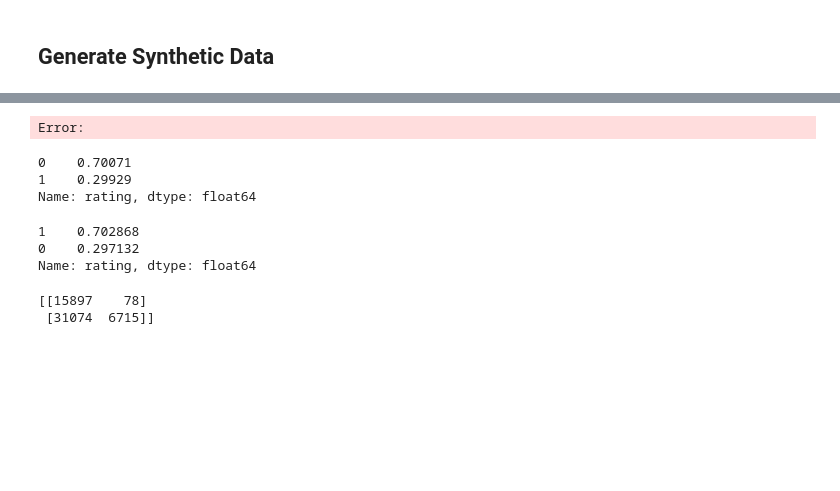
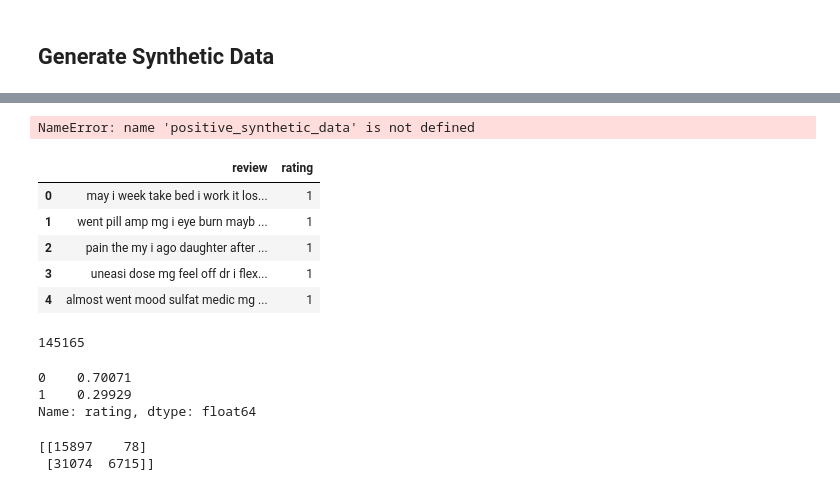
Before and after one commit to michellejieli/Whoop, a Jupyter notebook: naive_bayes.ipynb, the cells around one changed output, grey strips where cells are left out. Drawn from its saved outputs; the diff is of its cells as text; code cells hidden in the pictures; blank space fills up the shorter version.

```diff
--- a/naive_bayes.ipynb
+++ b/naive_bayes.ipynb
@@ -210,8 +247,12 @@ combined_real_data = pd.concat([train_data, test_data], ignore_index=True)
 positive_terms = combined_real_data[combined_real_data.rating == 1].review.str.cat(sep=' ')
 positive_terms = positive_terms.split()
 positive_terms = pd.Series(positive_terms).value_counts(normalize=True)
+# convert to dict
+positive_terms = positive_terms.to_dict()
 
 # dictionary with terms and their percent frequencies from negative reviews
 negative_terms = combined_real_data[combined_real_data.rating == 0].review.str.cat(sep=' ')
 negative_terms = negative_terms.split()
 negative_terms = pd.Series(negative_terms).value_counts(normalize=True)
+# convert to dict
+negative_terms = negative_terms.to_dict()
@@ -284,0 +259,34 @@ Error:
+# %%
+# dictionary for review length and their percent frequencies from positive reviews
+positive_review_length = combined_real_data[combined_real_data.rating == 1].review.str.len()
+positive_review_length = positive_review_length.value_counts(normalize=True)
+# convert to dict
+positive_review_length = positive_review_length.to_dict()
+
+# dictionary for review length and their percent frequencies from negative reviews
+negative_review_length = combined_real_data[combined_real_data.rating == 0].review.str.len()
+negative_review_length = negative_review_length.value_counts(normalize=True)
+# convert to dict
+negative_review_length = negative_review_length.to_dict()
+# %%
+# generate synthetic data based on category, review length, terms, n_reviews
+def generate_synthetic_data(category, review_length, terms, n_reviews):
+    # create empty list to store reviews
+    reviews = []
+    # loop through number of reviews
+    for i in range(n_reviews):
+        # get random review length
+        length = np.random.choice(list(review_length.keys()), p=list(review_length.values()))
+        # get random terms
+        term = np.random.choice(list(terms.keys()), p=list(terms.values()), size=length)
+        # join terms into review
+        review = ' '.join(term)
+        # add review to list
+        reviews.append(review)
+    # create dataframe
+    df = pd.DataFrame({'review': reviews, 'rating': category})
+    # return dataframe
+    return df
+# %%
+# generate positive synthetic data
+positive_synthetic_data = generate_synthetic_data(1, positive_review_length, positive_terms, 139369)
@@ -284,0 +311,5 @@ Error:
+# %%
+# save to csv
+positive_synthetic_data.to_csv('data/positive_synthetic_data.csv', index=False)
+# %% [output]
+NameError: name 'positive_synthetic_data' is not defined
@@ -284,0 +319,10 @@ Error:
+# %%
+# view positive synthetic data
+positive_synthetic_data.head()
+# %% [output]
+|  | review | rating |
+| 0 | may i week take bed i work it los... | 1 |
+| 1 | went pill amp mg i eye burn mayb ... | 1 |
+| 2 | pain the my i ago daughter after ... | 1 |
+| 3 | uneasi dose mg feel off dr i flex... | 1 |
+| 4 | almost went mood sulfat medic mg ... | 1 |
@@ -285,5 +332,7 @@ Error:
 # %%
-# save synthetic data to a csv file
-synthetic_data.to_csv("final_data/synthetic_data.csv", index=False)
+# combine positive and negative synthetic data
+synthetic_data = pd.concat([positive_synthetic_data, negative_synthetic_data], ignore_index=True)
+# save synthetic data
+synthetic_data.to_csv('final_data/synthetic_data.csv', index=False)
 # %% [output]
-Error:
+145165
@@ -303,14 +347,3 @@ synthetic_data['rating'].value_counts(normalize=True)
 0    0.70071
 1    0.29929
 Name: rating, dtype: float64
-# %%
-# load the synthetic test data
-synthetic_test_data = pd.read_csv("final_data/synthetic_test_data.csv")
-# look at the distribution of the labels
-synthetic_test_data['rating'].value_counts()
-# percentage of positive reviews
-synthetic_test_data['rating'].value_counts(normalize=True)
-# %% [output]
-1    0.702868
-0    0.297132
-Name: rating, dtype: float64
```
Also changed, not shown: parts of 17 cells of this notebook, 4 other files.
